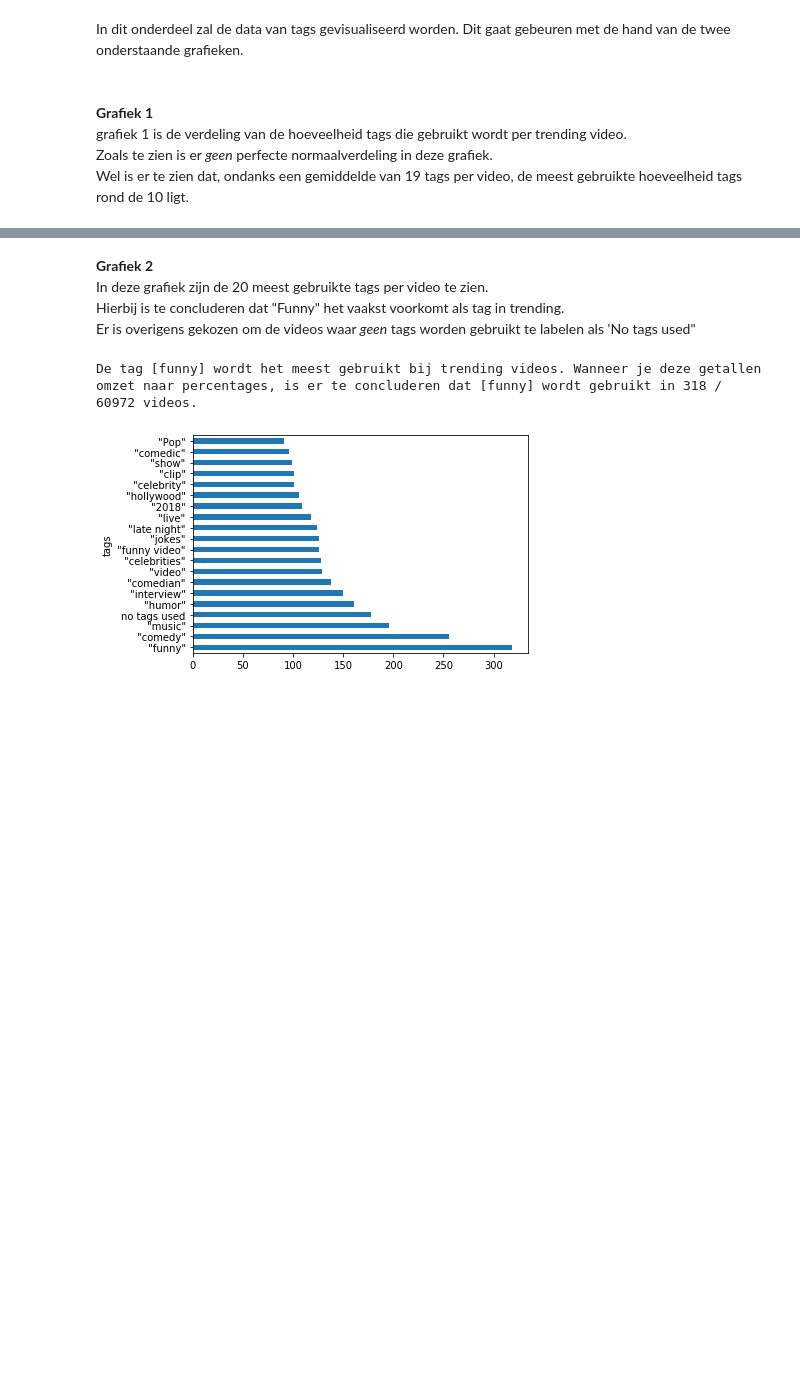
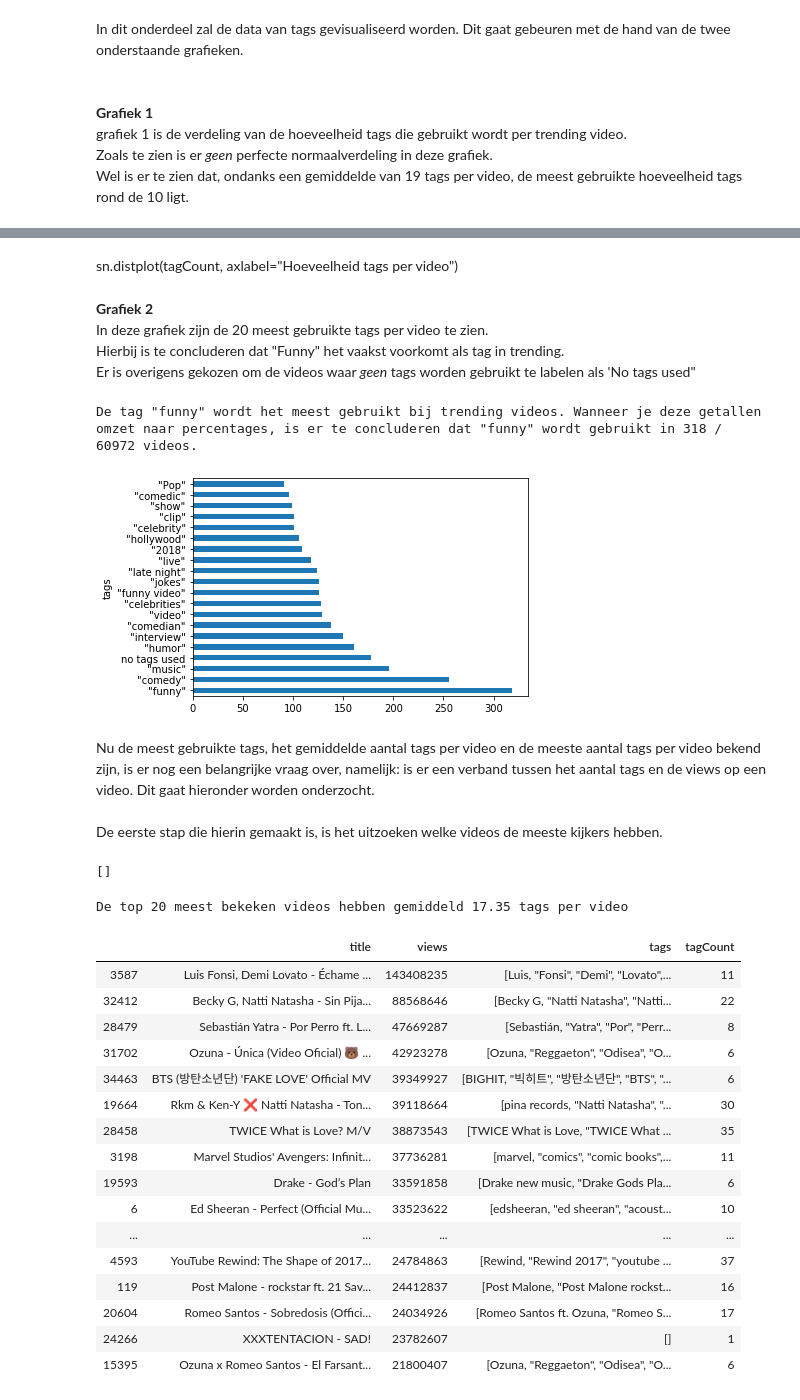
Before and after one commit to WoltervanDonk/Challenge2, a Jupyter notebook: src/YoutubeTrendingNotebook.ipynb, the cells around one changed output, grey strips where cells are left out. Cells and saved outputs as stored; diff of their text form; code cells hidden in the pictures; blank space fills up the shorter version.

```diff
--- a/src/YoutubeTrendingNotebook.ipynb
+++ b/src/YoutubeTrendingNotebook.ipynb
@@ -121,3 +113,5 @@ sn.distplot(tagCount, axlabel="Hoeveelheid tags per video")
+# %% [markdown]
+sn.distplot(tagCount, axlabel="Hoeveelheid tags per video")
 # %% [markdown]
 **Grafiek 2**<br>In deze grafiek zijn de 20 meest gebruikte tags per video te zien.<br>Hierbij is te concluderen dat "Funny" het vaakst voorkomt als tag in trending.<br>Er is overigens gekozen om de videos waar *geen* tags worden gebruikt te labelen als 'No  tags used"
 # %%
@@ -126,7 +120,41 @@ tagsDataframe
 tagsDataframe["tags"] = tagsDataframe["tags"].replace("", "no tags used")
 mostUsedDataframe = tagsDataframe.groupby("tags").size().sort_values(ascending = False).head(20) #Top 20 most used tags
 mostUsedDataframe.plot.barh()
-print("\nDe tag [funny] wordt het meest gebruikt bij trending videos. Wanneer je deze getallen omzet naar percentages, is er te concluderen dat [funny] wordt gebruikt in {1} / {0} videos.".format(sum(dataFrameTagCount["tagCount"]), mostUsedDataframe[0] ))
+print("\nDe tag {2} wordt het meest gebruikt bij trending videos. Wanneer je deze getallen omzet naar percentages, is er te concluderen dat {2} wordt gebruikt in {1} / {0} videos.".format(sum(dataFrameTagCount["tagCount"]), mostUsedDataframe[0], mostUsedDataframe.keys()[0]))
 # %% [output]
-De tag [funny] wordt het meest gebruikt bij trending videos. Wanneer je deze getallen omzet naar percentages, is er te concluderen dat [funny] wordt gebruikt in 318 / 60972 videos.
+De tag "funny" wordt het meest gebruikt bij trending videos. Wanneer je deze getallen omzet naar percentages, is er te concluderen dat "funny" wordt gebruikt in 318 / 60972 videos.
 [figure]
+# %% [markdown]
+Nu de meest gebruikte tags, het gemiddelde aantal tags per video en de meeste aantal tags per video bekend zijn, is er nog een belangrijke vraag over, namelijk: is er een verband tussen het aantal tags en de views op een video. Dit gaat hieronder worden onderzocht.<br><br> De eerste stap die hierin gemaakt is, is het uitzoeken welke videos de meeste kijkers hebben.
+# %%
+viewPerTagDataframe= dataFrameTagCount.copy()
+mostViewedDataframe = viewPerTagDataframe.sort_values("views", ascending = False).head(20)
+
+mutualTags = [x for x in mostViewedDataframe if x in mostUsedDataframe]
+print(mutualTags)
+
+#no results => most used tags don't correspond with most succesful video in trending
+# %% [output]
+[]
+# %%
+print("De top 20 meest bekeken videos hebben gemiddeld {} tags per video".format(mostViewedDataframe["tagCount"].mean()))
+mostViewedDataframe
+# %% [output]
+De top 20 meest bekeken videos hebben gemiddeld 17.35 tags per video
+|  | title | views | tags | tagCount |
+| 3587 | Luis Fonsi, Demi Lovato - Échame ... | 143408235 | [Luis, "Fonsi", "Demi", "Lovato",... | 11 |
+| 32412 | Becky G, Natti Natasha - Sin Pija... | 88568646 | [Becky G, "Natti Natasha", "Natti... | 22 |
+| 28479 | Sebastián Yatra - Por Perro ft. L... | 47669287 | [Sebastián, "Yatra", "Por", "Perr... | 8 |
+| 31702 | Ozuna - Única (Video Oficial) 🐻 ... | 42923278 | [Ozuna, "Reggaeton", "Odisea", "O... | 6 |
+| 34463 | BTS (방탄소년단) 'FAKE LOVE' Official MV | 39349927 | [BIGHIT, "빅히트", "방탄소년단", "BTS", "... | 6 |
+| 19664 | Rkm & Ken-Y ❌ Natti Natasha - Ton... | 39118664 | [pina records, "Natti Natasha", "... | 30 |
+| 28458 | TWICE What is Love? M/V | 38873543 | [TWICE What is Love, "TWICE What ... | 35 |
+| 3198 | Marvel Studios' Avengers: Infinit... | 37736281 | [marvel, "comics", "comic books",... | 11 |
+| 19593 | Drake - God’s Plan | 33591858 | [Drake new music, "Drake Gods Pla... | 6 |
+| 6 | Ed Sheeran - Perfect (Official Mu... | 33523622 | [edsheeran, "ed sheeran", "acoust... | 10 |
+| ... | ... | ... | ... | ... |
+| 4593 | YouTube Rewind: The Shape of 2017... | 24784863 | [Rewind, "Rewind 2017", "youtube ... | 37 |
+| 119 | Post Malone - rockstar ft. 21 Sav... | 24412837 | [Post Malone, "Post Malone rockst... | 16 |
+| 20604 | Romeo Santos - Sobredosis (Offici... | 24034926 | [Romeo Santos ft. Ozuna, "Romeo S... | 17 |
+| 24266 | XXXTENTACION - SAD! | 23782607 | [] | 1 |
+| 15395 | Ozuna x Romeo Santos - El Farsant... | 21800407 | [Ozuna, "Reggaeton", "Odisea", "O... | 6 |
```
Also changed, not shown: parts of 5 cells of this notebook.
